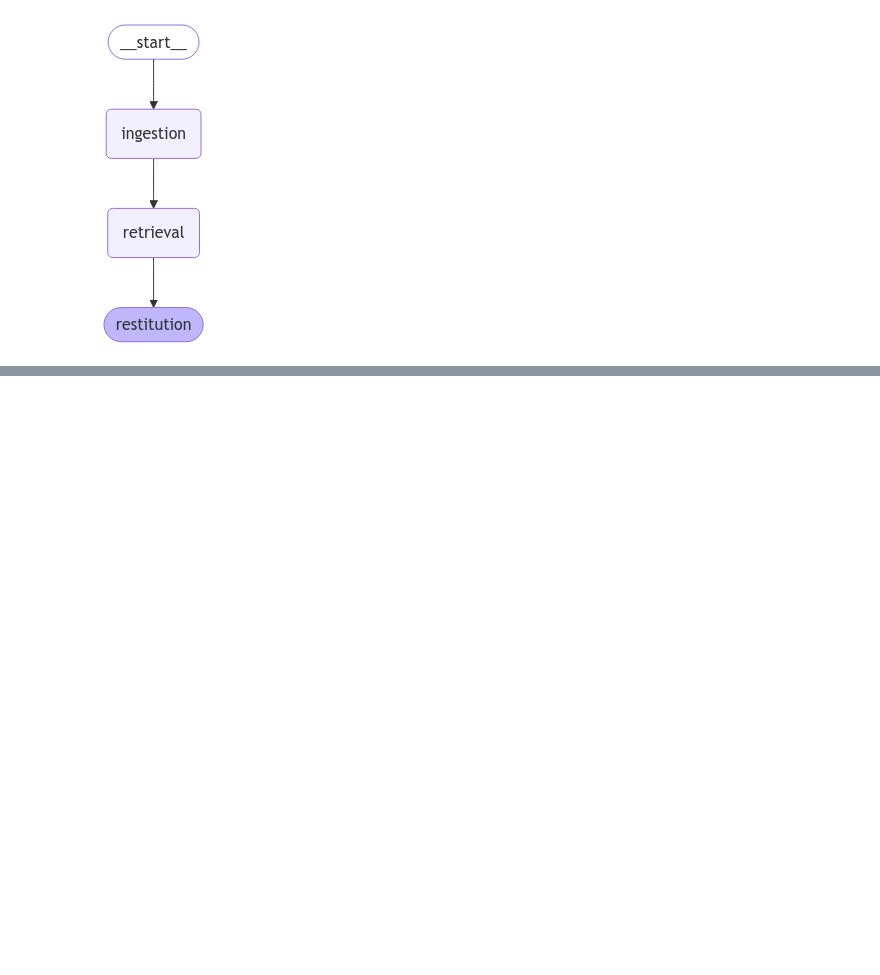
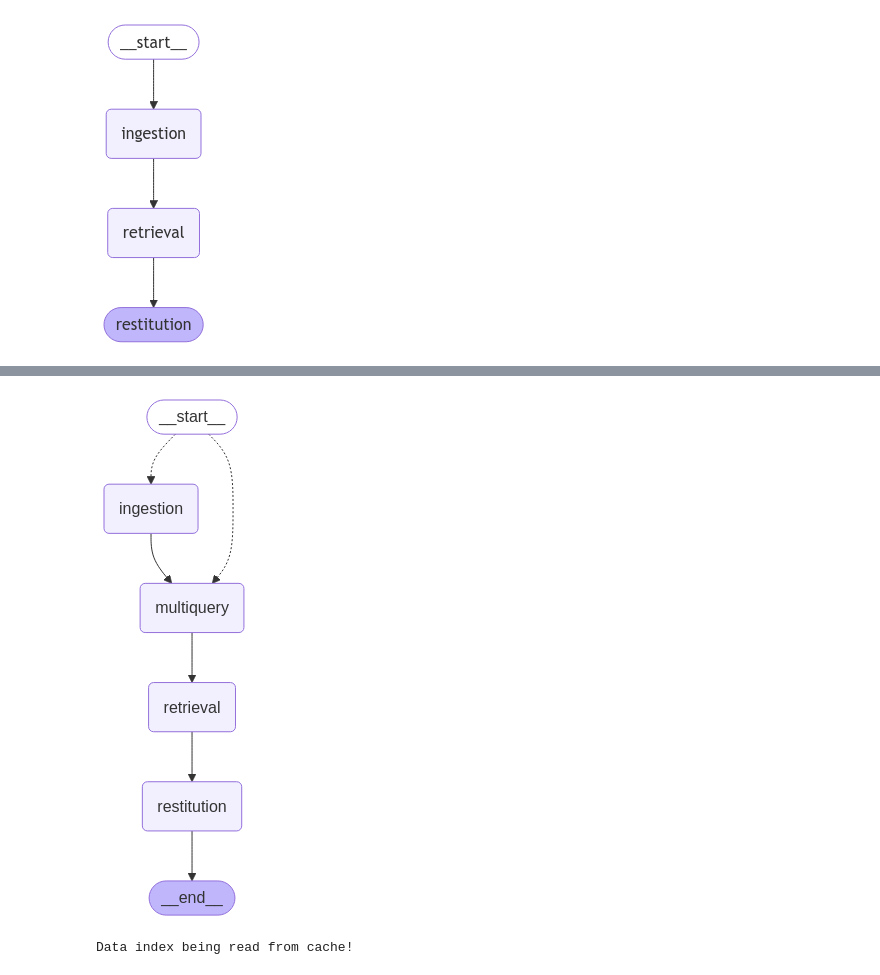
Before and after one commit to P2Enjoy/academy-tutorial-python, a Jupyter notebook: rag/rag/BBS_p2.ipynb, the cells around one changed output, grey strips where cells are left out. Drawn from its saved outputs; the diff is of its cells as text; code cells hidden in the pictures; blank space fills up the shorter version.

Commit message:
Add files via upload
Signed-off-by: Martino Bettucci <martinobettucci@users.noreply.github.com>

```diff
--- a/rag/rag/BBS_p2.ipynb
+++ b/rag/rag/BBS_p2.ipynb
@@ -2165,0 +2408,13 @@ display(Image(advancedRagGraph.get_graph().draw_mermaid_png()))
+# %%
+def initializer_agent(state: RAGState, config: RunnableConfig) -> Literal["ingestion", "multiquery"]:
+    """
+    Determines the flow based on whether documents need to be loaded
+    and if FAISS index exists
+    """
+    faiss_index_path = config["configurable"].get("stored_index")
+    faiss_index_exists = os.path.exists(faiss_index_path)
+
+    if not faiss_index_exists:
+        return "ingestion"
+    else:
+        return "multiquery"
@@ -2165,0 +2594,31 @@ display(Image(advancedRagGraph.get_graph().draw_mermaid_png()))
+# %%
+# Graph Construction
+"""
+Constructs and returns the RAG processing graph.
+"""
+graph = StateGraph(RAGState)
+
+# Add nodes
+graph.add_node("ingestion", ingestion_agent)
+graph.add_node("multiquery", multiquery_agent)
+graph.add_node("retrieval", retrieval_agent)
+graph.add_node("restitution", restitution_agent)
+
+# Connect nodes
+graph.add_conditional_edges(
+    START,
+    initializer_agent
+)
+# graph.set_entry_point("ingestion")
+graph.add_edge("ingestion", "multiquery")
+graph.add_edge("multiquery", "retrieval")
+graph.add_edge("retrieval", "restitution")
+graph.add_edge("restitution", END)
+
+from langgraph.graph.state import CompiledStateGraph
+executor = graph.compile()
+# %%
+from IPython.display import Image, display
+display(Image(executor.get_graph().draw_mermaid_png()))
+# %% [output]
+[figure, added]
@@ -2165,0 +2637,27 @@ display(Image(advancedRagGraph.get_graph().draw_mermaid_png()))
+# %%
+sources = {
+    "web": [
+        "https://raw.githubusercontent.com/P2Enjoy/academy-tutorial-python/refs/heads/main/rag/rag/04-explain-langchain.md",
+        "https://raw.githubusercontent.com/P2Enjoy/academy-tutorial-python/refs/heads/main/rag/rag/03-explain-langraph.md"
+    ]
+}
+query = "C'est quoi et comment fonctionne un VectorStore en LangChain?"
+config = {
+    "configurable": {
+        "max_contexts": 3,
+        "model": "llama3.2",
+        "temperature": 0.3,
+        "embedding_model": "nomic-embed-text",
+        "stored_index": "./faiss_index_rag3",
+        "chunk_size": 500,
+        "chunk_overlap": 100
+    }
+}
+
+result = process_query(query, sources, config)
+print("💬 Answer:", result['answer'])
+print("\n\n📚 Sources Used:")
+for source in result['sources']:
+    print(f"- {source['source_url']}")
+# %% [output]
+Data index being read from cache!
```
Also changed, not shown: parts of 43 cells of this notebook.
